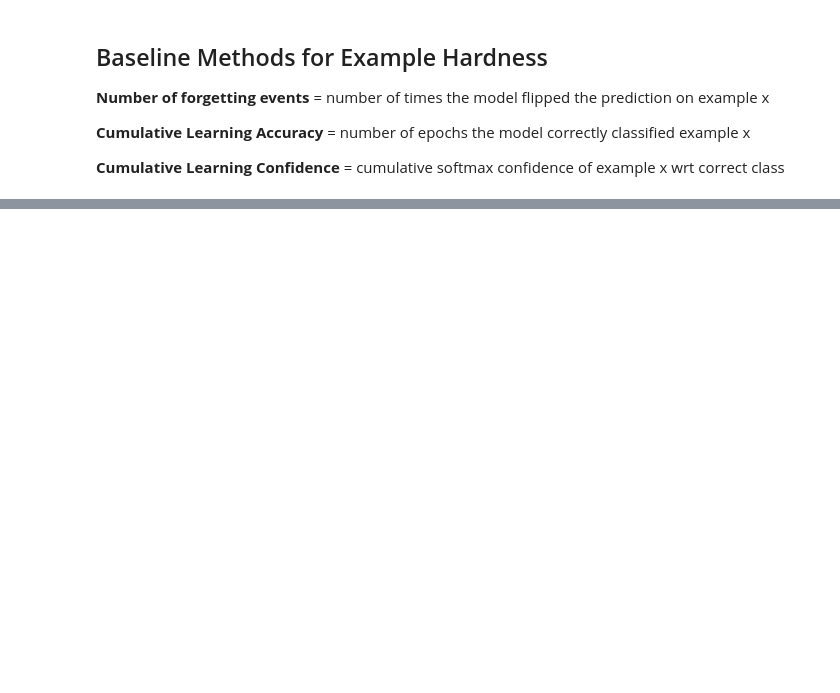
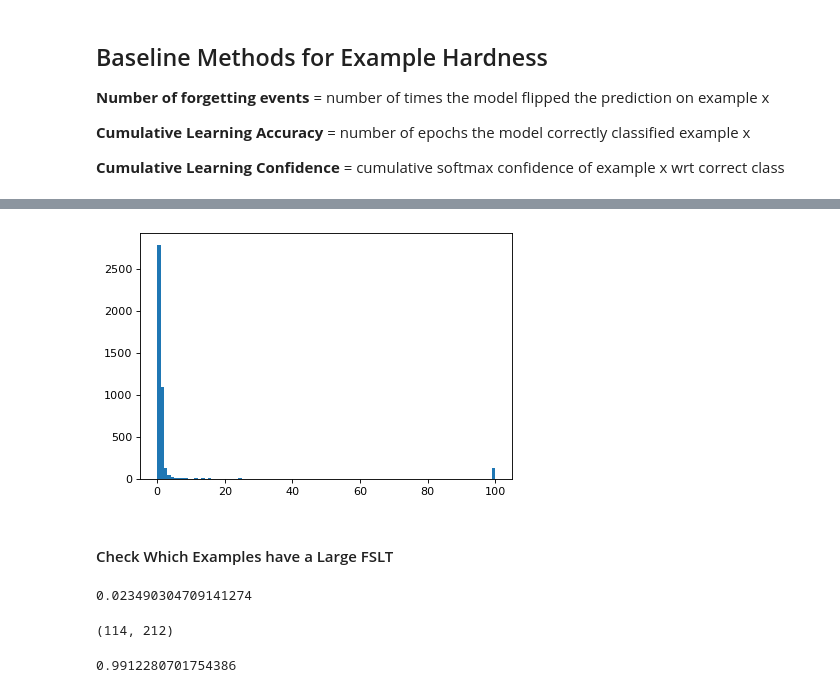
Before and after one commit to lisadunlap/second_split_forgetting, a Jupyter notebook: compute_ssft.ipynb, the cells around one changed output, grey strips where cells are left out. Saved outputs shown, nothing was run; the diff lists cells and outputs as text; code cells hidden in the pictures; blank space fills up the shorter version.

```diff
--- a/compute_ssft.ipynb
+++ b/compute_ssft.ipynb
@@ -144,0 +133,32 @@ for c in results.columns[1:]:
+# %%
+method = 'fslt'
+
+from datasets.get_dataset import get_dataset
+from datasets.base import BaseDataset
+
+dataset = BaseDataset(get_dataset(args.data.dataset, cfg=args, split='train'), args)
+# %%
+plt.figure(figsize=(6, 4), dpi=80)
+plt.hist(results[method], bins=np.sort(results[method].unique()))
+plt.show()
+# %% [output]
+[figure, added]
+# %% [markdown]
+#### Check Which Examples have a Large FSLT
+# %%
+potentially_mislabled_ex = results[(results['fslt'] == 100) & (results['ssft'] < 10)]['image_id'].to_list()
+# potentially_mislabled_ex['image_id'].to_list()
+# get first split labels
+noisy_labels, clean_labels = np.array(dataset.labels)[results['image_id']], np.array(dataset.clean_labels)[results['image_id']]
+mislabeled_gt = [results['image_id'][i] for i in range(len(noisy_labels)) if noisy_labels[i] != clean_labels[i]]
+len(mislabeled_gt) / len(dataset)
+# %% [output]
+0.023490304709141274
+# %%
+len(potentially_mislabled_ex), len(mislabeled_gt)
+# %% [output]
+(114, 212)
+# %%
+len([p for p in potentially_mislabled_ex if p in mislabeled_gt])/len(potentially_mislabled_ex)
+# %% [output]
+0.9912280701754386
```
Also changed, not shown: parts of 15 cells of this notebook, 7 other files.
